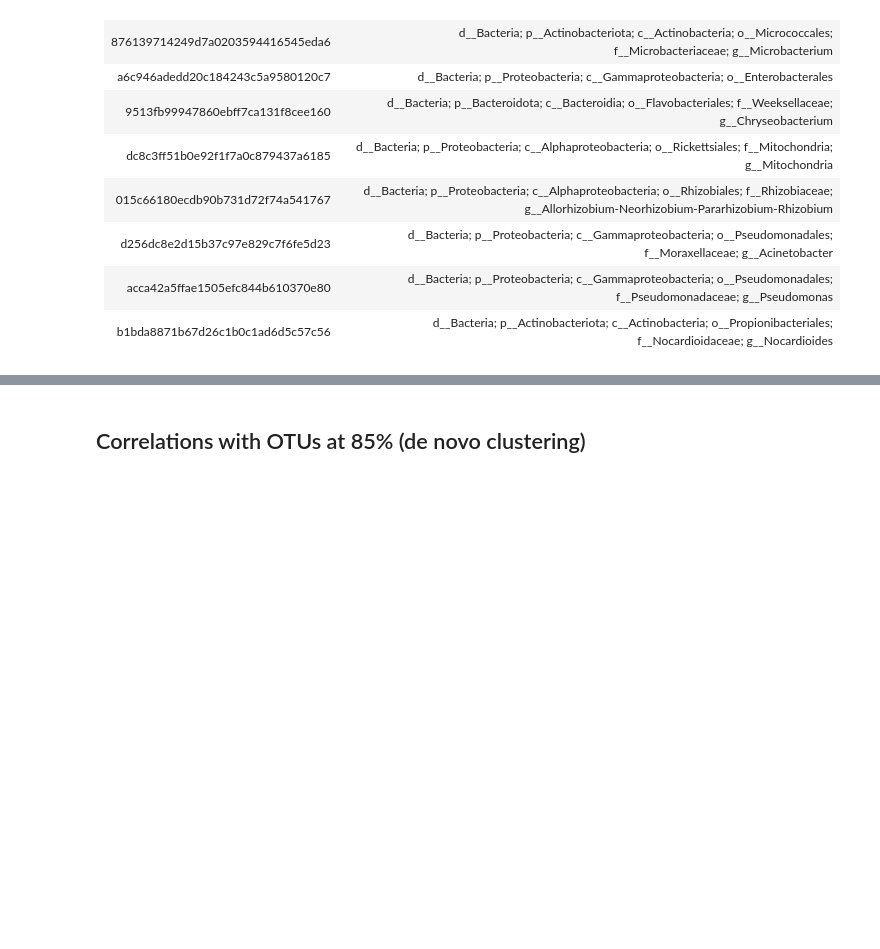
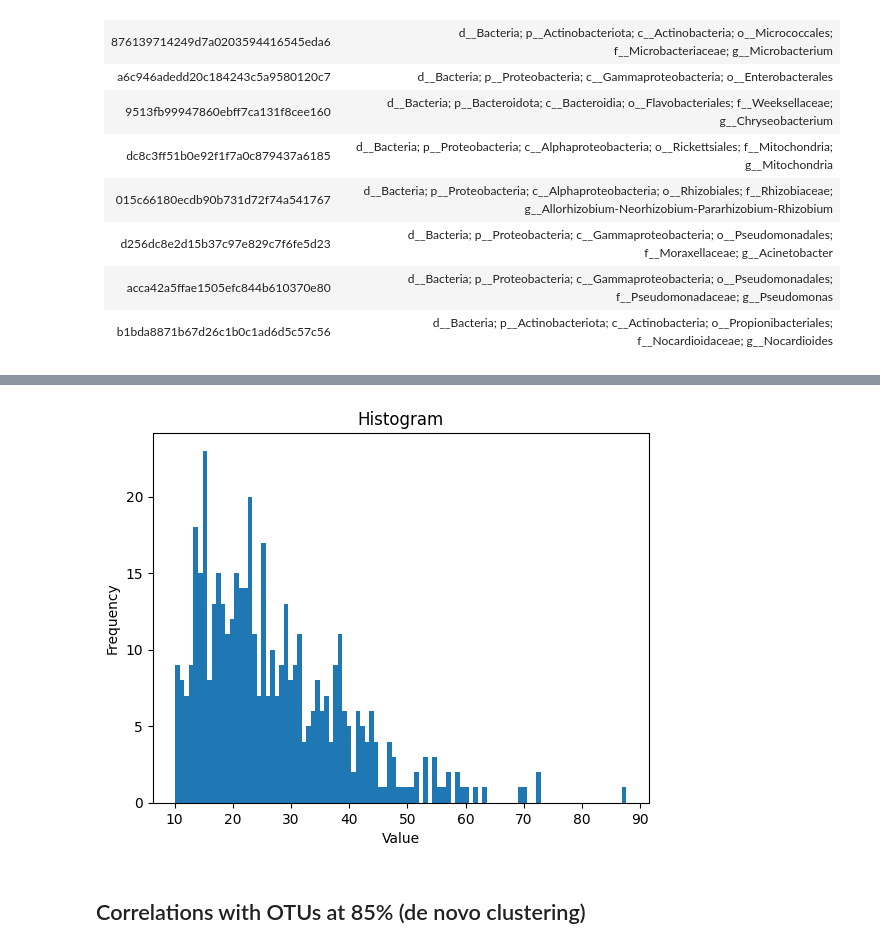
Before and after one commit to SantosRAC/maize_microbiome_transcriptomics, a Jupyter notebook: correlations_rnaseq_metataxonomics/expr_metataxonomics_clustasvs_cors.ipynb, the cells around one changed output, grey strips where cells are left out. Cells and saved outputs as stored; diff of their text form; code cells hidden in the pictures; blank space fills up the shorter version.

```diff
--- a/correlations_rnaseq_metataxonomics/expr_metataxonomics_clustasvs_cors.ipynb
+++ b/correlations_rnaseq_metataxonomics/expr_metataxonomics_clustasvs_cors.ipynb
@@ -382,3 +458,19 @@ Taxonomy:
+# %%
+import matplotlib.pyplot as plt
+
+# Generate histogram
+plt.hist(kremling_expression_v5_denovo97_zeros_filtered.loc['Zm00001eb370180_T002'][kremling_expression_v5_denovo97_zeros_filtered.loc['Zm00001eb370180_T002'] > 10],
+         bins=100)
+
+# Add labels and title
+plt.xlabel('Value')
+plt.ylabel('Frequency')
+plt.title('Histogram')
+
+# Show the plot
+plt.show()
+# %% [output]
+[figure, added]
 # %% [markdown]
 ## Correlations with OTUs at 85% (de novo clustering)
 # %%
```
Also changed, not shown: parts of 4 cells of this notebook.
